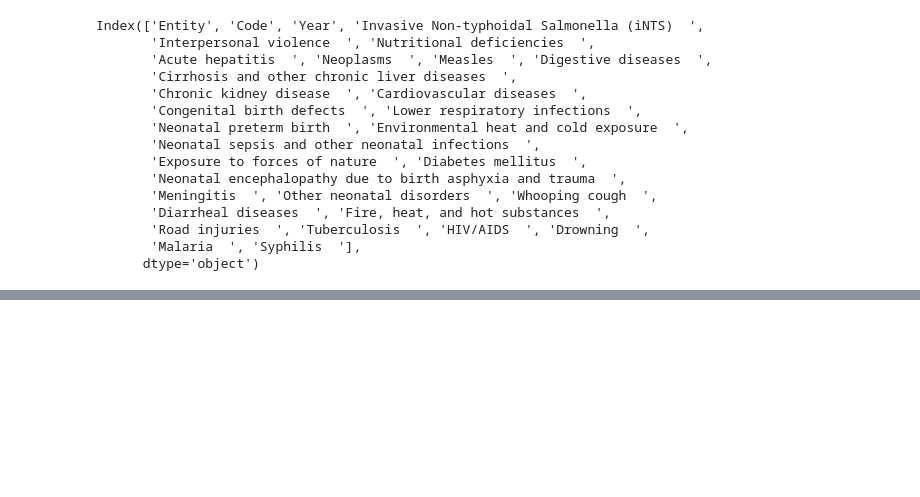
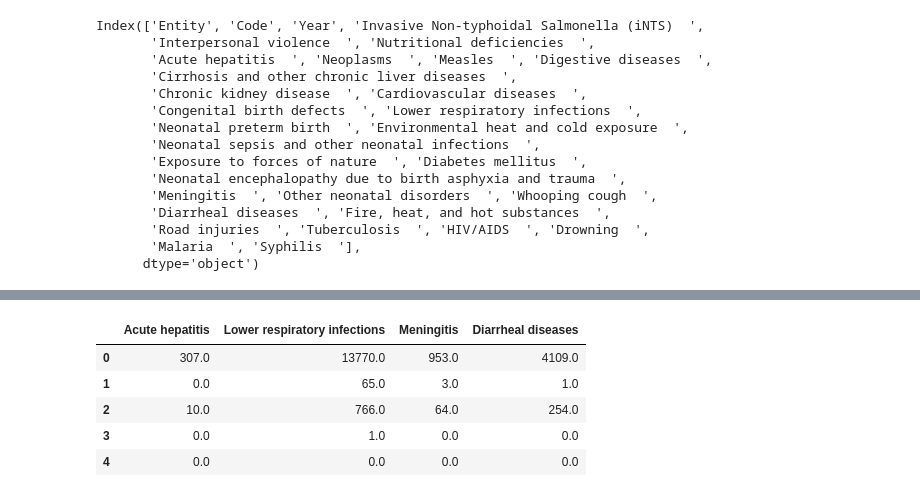
Before and after one commit to shinzou23/DATA100-Final-Project, a Jupyter notebook: DATA100_Final_Project_Group_3.ipynb, the cells around one changed output, grey strips where cells are left out. Saved outputs shown, nothing was run; the diff lists cells and outputs as text; code cells hidden in the pictures; blank space fills up the shorter version.

```diff
--- a/DATA100_Final_Project_Group_3.ipynb
+++ b/DATA100_Final_Project_Group_3.ipynb
@@ -631,0 +647,11 @@ Accidents
+# %%
+Mixed = pd.read_csv('Databases/cleaned_cause_2019.csv', usecols=['Acute hepatitis  ', 'Lower respiratory infections  ',
+                                                                 'Meningitis  ', 'Diarrheal diseases  '])
+Mixed.head()
+# %% [output]
+|  | Acute hepatitis | Lower respiratory infections | Meningitis | Diarrheal diseases |
+| 0 | 307.0 | 13770.0 | 953.0 | 4109.0 |
+| 1 | 0.0 | 65.0 | 3.0 | 1.0 |
+| 2 | 10.0 | 766.0 | 64.0 | 254.0 |
+| 3 | 0.0 | 1.0 | 0.0 | 0.0 |
+| 4 | 0.0 | 0.0 | 0.0 | 0.0 |
```
Also changed, not shown: parts of 6 cells of this notebook.
